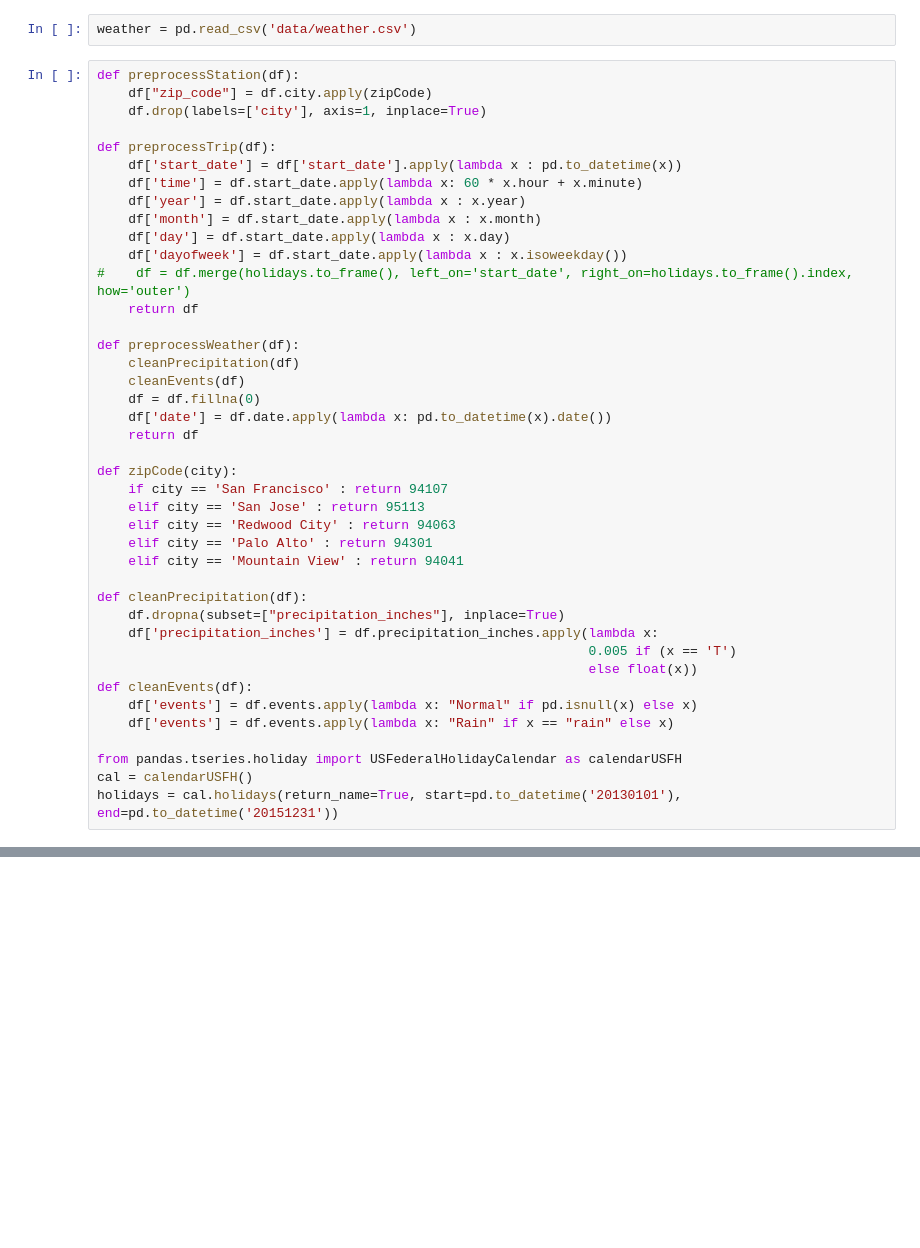
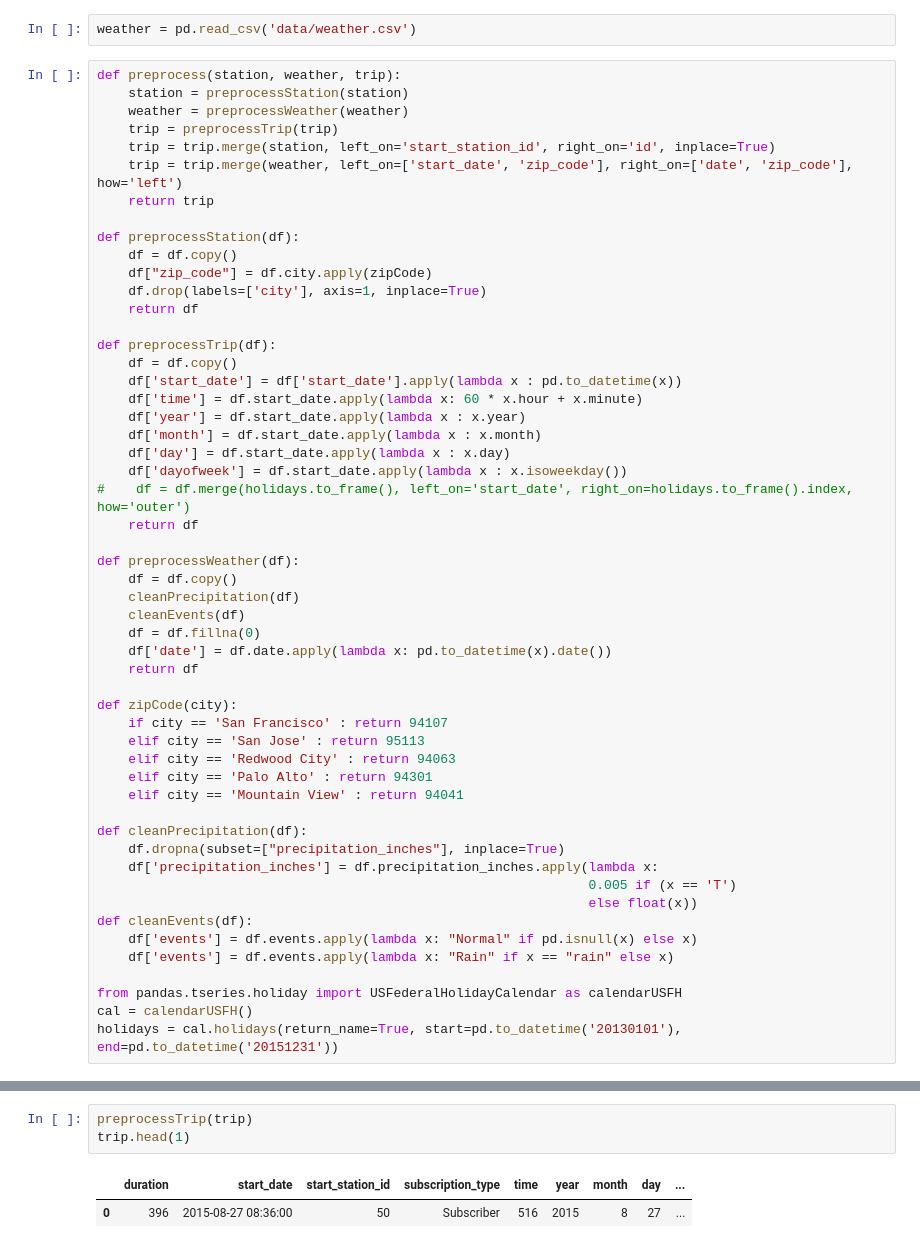
Before and after one commit to pabloernesto/sfBikes, a Jupyter notebook: preprocesamiento_unificado.ipynb, the cells around one changed output, grey strips where cells are left out. Drawn from its saved outputs; the diff is of its cells as text; blank space fills up the shorter version.

```diff
--- a/preprocesamiento_unificado.ipynb
+++ b/preprocesamiento_unificado.ipynb
@@ -21,11 +21,22 @@ trip.head(3)
 # %%
 weather = pd.read_csv('data/weather.csv')
 # %%
+def preprocess(station, weather, trip):
+    station = preprocessStation(station)
+    weather = preprocessWeather(weather)
+    trip = preprocessTrip(trip)
+    trip = trip.merge(station, left_on='start_station_id', right_on='id', inplace=True)
+    trip = trip.merge(weather, left_on=['start_date', 'zip_code'], right_on=['date', 'zip_code'], how='left')
+    return trip
+
 def preprocessStation(df):
+    df = df.copy()
     df["zip_code"] = df.city.apply(zipCode)
     df.drop(labels=['city'], axis=1, inplace=True)
+    return df
 
 def preprocessTrip(df):
+    df = df.copy()
     df['start_date'] = df['start_date'].apply(lambda x : pd.to_datetime(x))
     df['time'] = df.start_date.apply(lambda x: 60 * x.hour + x.minute)
     df['year'] = df.start_date.apply(lambda x : x.year)
@@ -36,6 +47,7 @@ def preprocessTrip(df):
     return df
 
 def preprocessWeather(df):
+    df = df.copy()
     cleanPrecipitation(df)
     cleanEvents(df)
     df = df.fillna(0)
@@ -63,0 +81,6 @@ holidays = cal.holidays(return_name=True, start=pd.to_datetime('20130101'), end=
+# %%
+preprocessTrip(trip)
+trip.head(1)
+# %% [output]
+|  | duration | start_date | start_station_id | subscription_type | time | year | month | day | ... |
+| 0 | 396 | 2015-08-27 08:36:00 | 50 | Subscriber | 516 | 2015 | 8 | 27 | ... |
```
Also changed, not shown: parts of 3 cells of this notebook.
